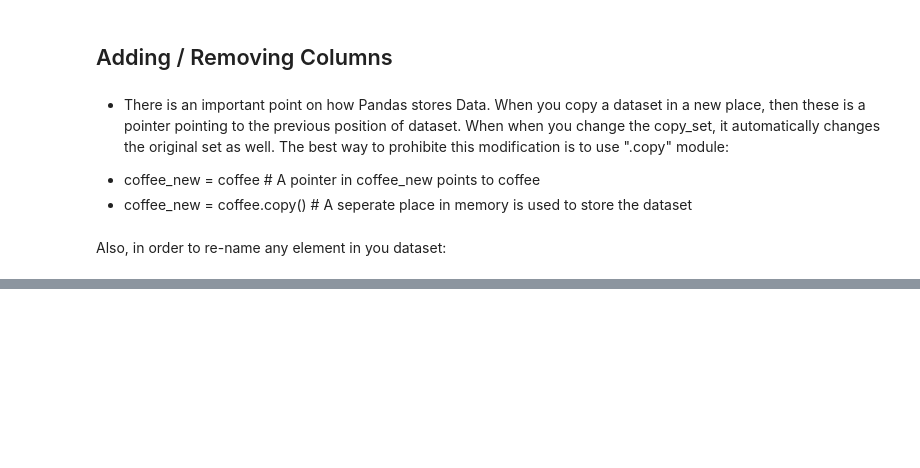
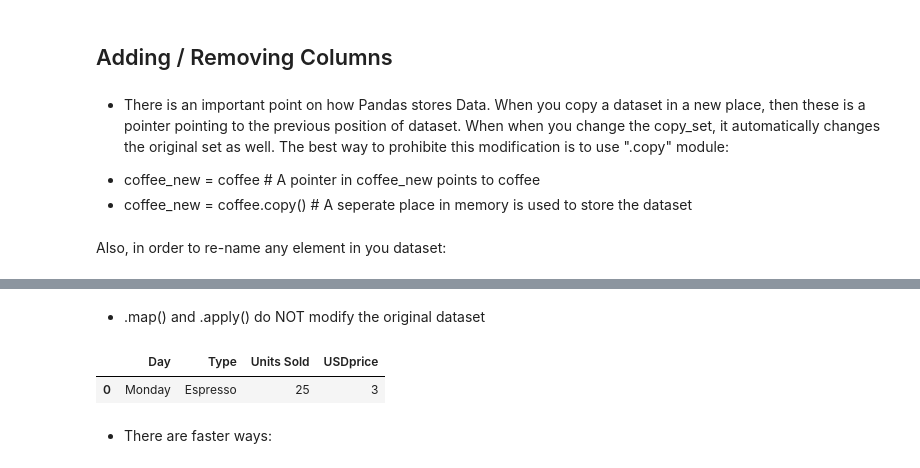
Before and after one commit to Nader1995/data-science-journey, a Jupyter notebook: pandas_experiment.ipynb, the cells around one changed output, grey strips where cells are left out. Cells and saved outputs as stored; diff of their text form; code cells hidden in the pictures; blank space fills up the shorter version.

```diff
--- a/pandas_experiment.ipynb
+++ b/pandas_experiment.ipynb
@@ -245,0 +310,9 @@ memory usage: 528.0+ bytes
+# %% [markdown]
+* .map() and .apply() do NOT modify the original dataset
+# %%
+coffee.head(1) # shows the first row of the coffee dataframe to verify that the 'USDprice' column has been re-meaned
+# %% [output]
+|  | Day | Type | Units Sold | USDprice |
+| 0 | Monday | Espresso | 25 | 3 |
+# %% [markdown]
+* There are faster ways:
```
Also changed, not shown: parts of 12 cells of this notebook, 1 other file.
